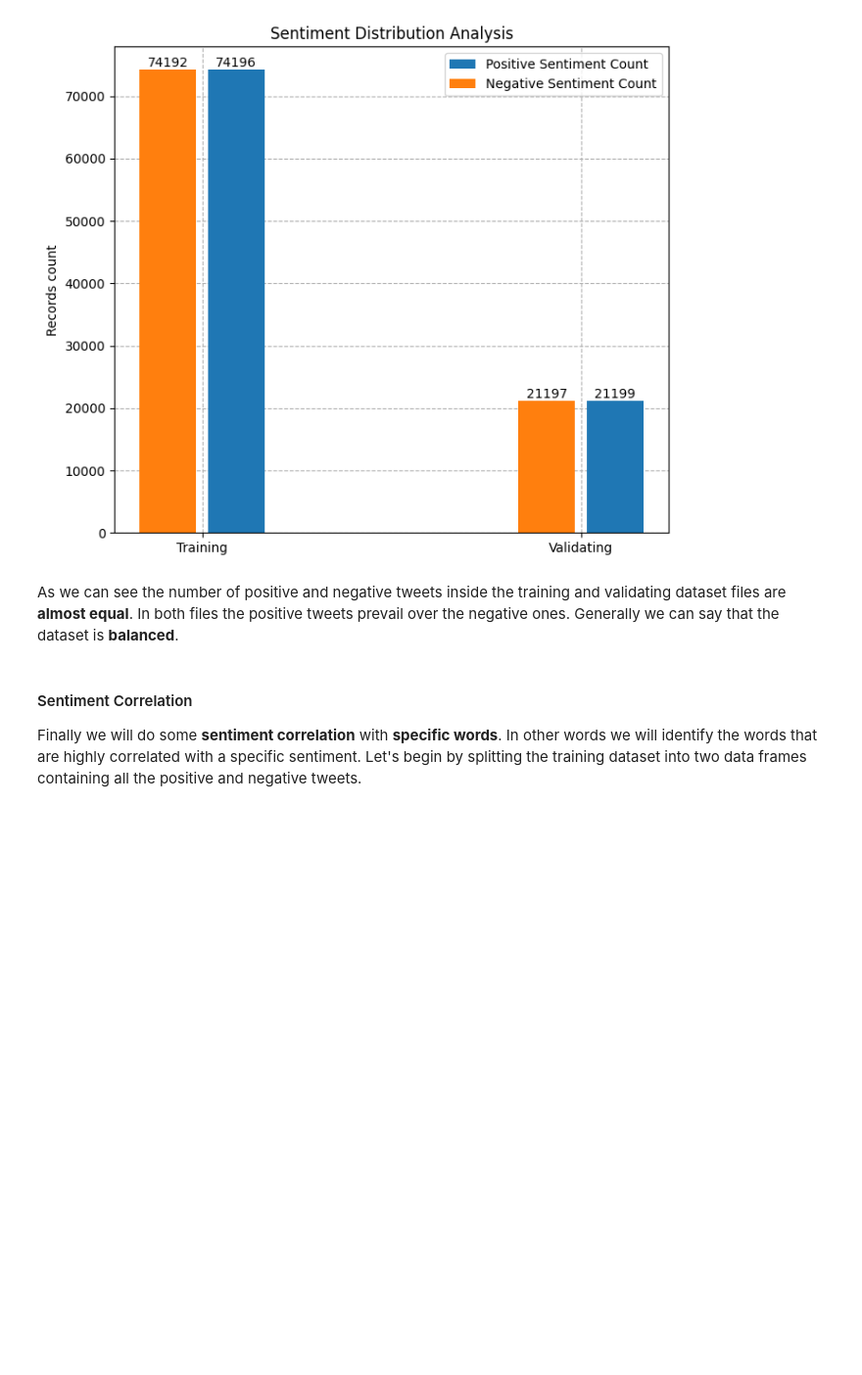
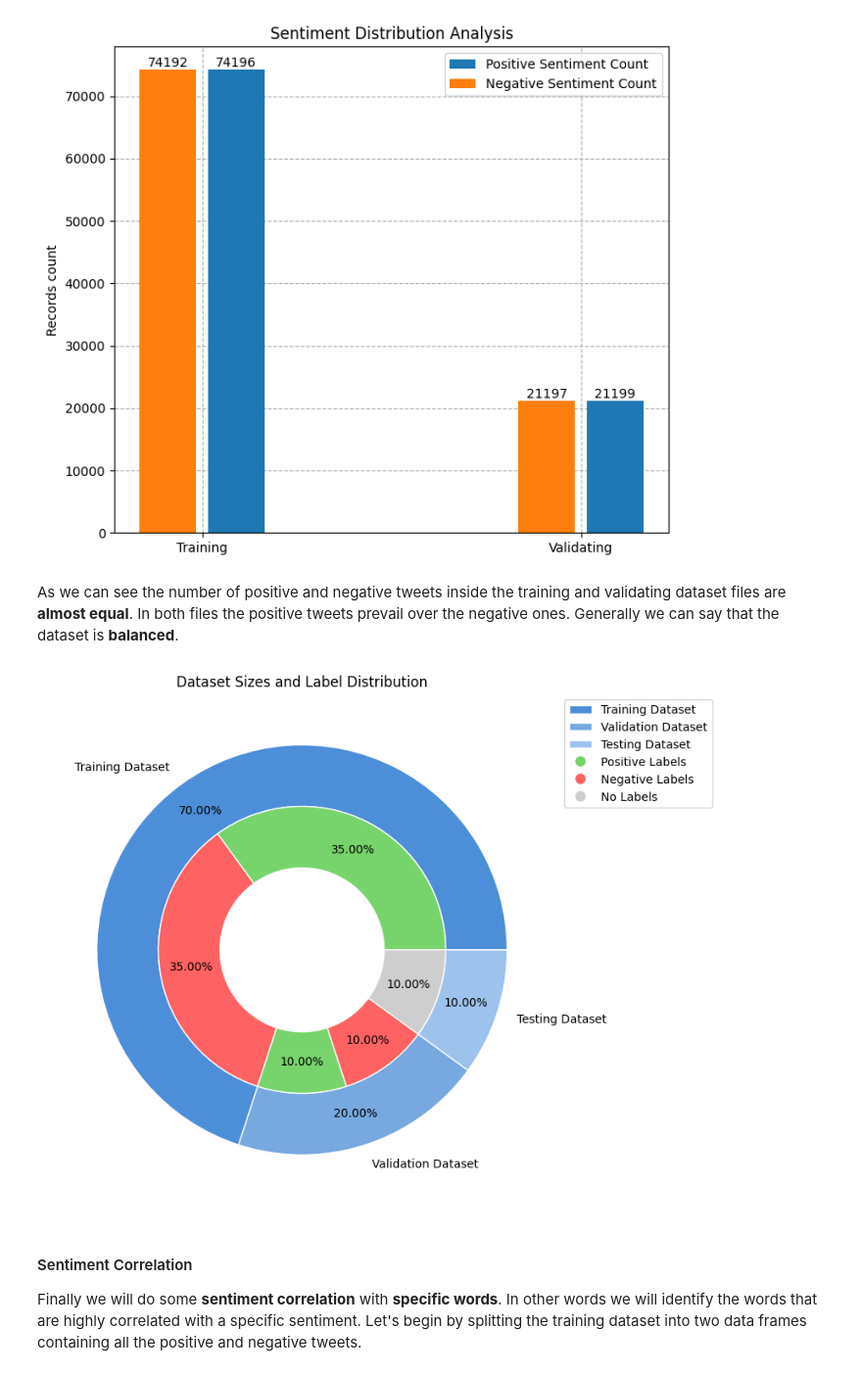
Before and after one commit to AntonisZks/Deep-Learning-for-Natural-Language-Processing, a Jupyter notebook: Notebooks/natural-language-processing.ipynb, the cells around one changed output. Shown at 98% size. Saved outputs shown, nothing was run; the diff lists cells and outputs as text; code cells hidden in the pictures; blank space fills up the shorter version.

```diff
--- a/Notebooks/natural-language-processing.ipynb
+++ b/Notebooks/natural-language-processing.ipynb
@@ -367,6 +368,87 @@ Validating file has 21199 positive tweets and 21197 negative tweets
 [figure]
 # %% [markdown]
 As we can see the number of positive and negative tweets inside the training and validating dataset files are **almost equal**. In both files the positive tweets prevail over the negative ones. Generally we can say that the dataset is **balanced**.
+# %%
+import matplotlib.pyplot as plt
+import numpy as np
+
+# Dataset names
+datasets = ['Training Dataset', 'Validation Dataset', 'Testing Dataset']
+
+# Total dataset sizes
+total_sizes = np.array([train_df.shape[0], val_df.shape[0], test_df.shape[0]])
+
+# Positive and Negative label counts (for Training and Validation datasets)
+pos_counts = np.array([train_df[train_df['Label'] == 1].shape[0], val_df[val_df['Label'] == 1].shape[0], 0])  # Positive labels
+neg_counts = np.array([train_df[train_df['Label'] == 0].shape[0], val_df[val_df['Label'] == 0].shape[0], 0])  # Negative labels
+
+# Define outer ring (total dataset sizes)
+outer_sizes = total_sizes
+outer_labels = datasets
+outer_colors = ['#4D8ED8', '#77A8DF', '#9DC2EC']
+
+# Define inner ring (label distribution)
+inner_sizes = []
+inner_colors = []
+legend_labels = []  # Used for a separate legend
+
+for i in range(len(datasets)):
+    if pos_counts[i] > 0 or neg_counts[i] > 0:
+        inner_sizes.extend([pos_counts[i], neg_counts[i]])
+        inner_colors.extend(["#77D46C", "#FF6262"])  # Green for positive, red for negative
+    else:
+        inner_sizes.append(total_sizes[i])  # No labels
+        inner_colors.append("#CECECE")  # Gray for unlabeled data
+
+fig, ax = plt.subplots(figsize=(8, 8))
+
+# Function to manually compute and display correct percentages
+def correct_autopct(pct, values):
+    absolute = int(round(pct / 100. * np.sum(values)))  # Convert percent to actual count
+    true_pct = absolute / np.sum(values) * 100  # Compute correct percentage
+    return f"{true_pct:.2f}%" if absolute > 0 else ""  # Hide zero values
+
+# Outer pie (Total dataset sizes) with percentages
+outer_patches, outer_texts, outer_autotexts = ax.pie(
+    outer_sizes, labels=outer_labels, colors=outer_colors, radius=1,
+    wedgeprops=dict(width=0.3, edgecolor='w'), autopct=lambda pct: correct_autopct(pct, outer_sizes)
+)
+
+# Inner pie (Label distribution) with percentages
+inner_patches, inner_texts, inner_autotexts = ax.pie(
+    inner_sizes, colors=inner_colors, radius=0.7,
+    wedgeprops=dict(width=0.3, edgecolor='w'), autopct=lambda pct: correct_autopct(pct, inner_sizes)
+)
+
+# Adjust the percentage label positions to move them slightly outward
+for autotext in outer_autotexts:
+    x, y = autotext.get_position()
+    autotext.set_position((x * 1.4, y * 1.4))  # Move outward
+
+for autotext in inner_autotexts:
+    x, y = autotext.get_position()
+    autotext.set_position((x * 1.3, y * 1.3))  # Move further outward for inner pie
+
+# Create legend manually (only unique "Positive" and "Negative" labels)
+legend_patches = outer_patches  # Only dataset labels initially
+legend_labels = outer_labels  # Only dataset names initially
+
+# Add a single entry for "Positive" and "Negative"
+positive_patch = plt.Line2D([0], [0], marker='o', color='w', markersize=10, markerfacecolor='#77D46C', label="Positive Labels")
+negative_patch = plt.Line2D([0], [0], marker='o', color='w', markersize=10, markerfacecolor='#FF6262', label="Negative Labels")
+no_label_patch = plt.Line2D([0], [0], marker='o', color='w', markersize=10, markerfacecolor='#CECECE', label="No Labels")
+
+# Extend the legend with "Positive" and "Negative" colors
+legend_patches.extend([positive_patch, negative_patch, no_label_patch])
+legend_labels.extend(["Positive Labels", "Negative Labels", "No Labels"])
+
+ax.legend(handles=legend_patches, labels=legend_labels, loc="upper left", bbox_to_anchor=(1, 1))
+
+# Title
+plt.title("Dataset Sizes and Label Distribution")
+plt.show()
+# %% [output]
+[figure, added]
 # %% [markdown]
 #### Sentiment Correlation
 
```
Also changed, not shown: parts of 17 cells of this notebook, 1 other file.
